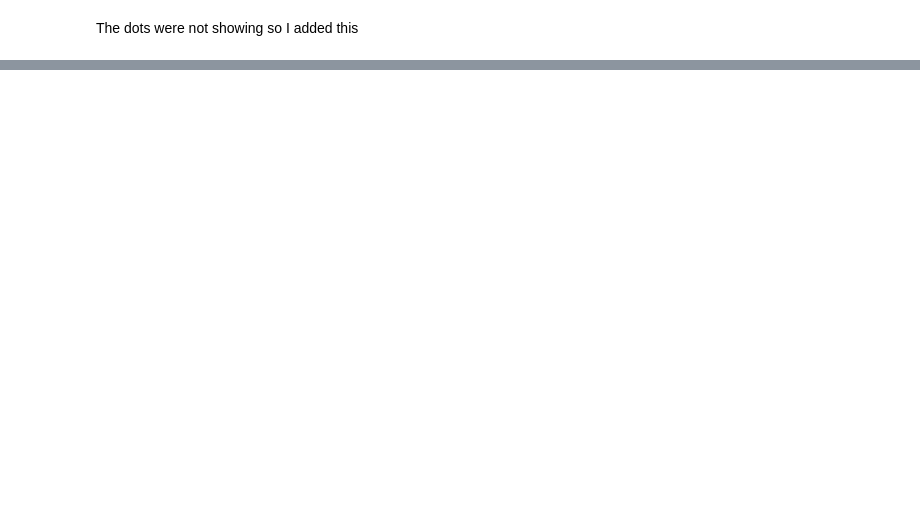
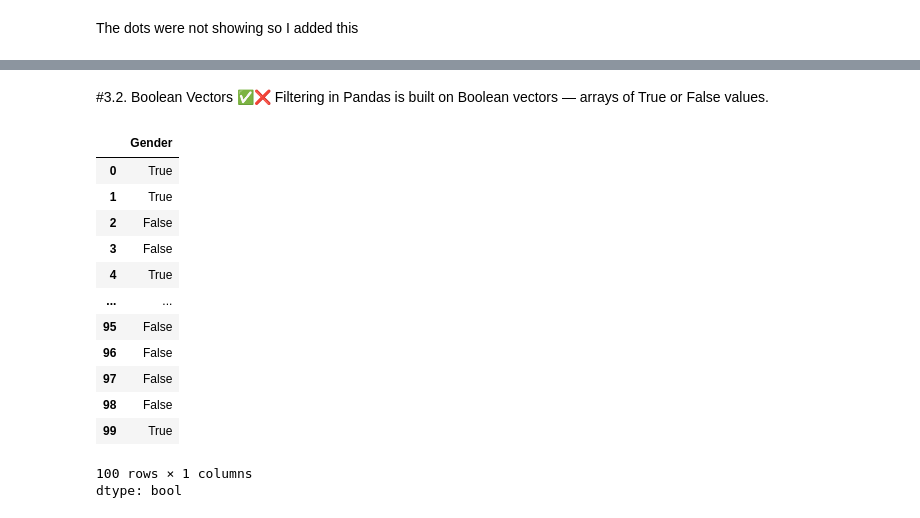
Before and after one commit to Aishaamalik/Data-Analysis-Intern, a Jupyter notebook: week_0.ipynb, the cells around one changed output, grey strips where cells are left out. Cells and saved outputs as stored; diff of their text form; code cells hidden in the pictures; blank space fills up the shorter version.

```diff
--- a/week_0.ipynb
+++ b/week_0.ipynb
@@ -426,0 +459,24 @@ plt.title("Salary Distribution with Individual Data Points");
+# %%
+import pandas as pd
+bank = pd.read_csv('Data/Bank.csv')
+# %% [markdown]
+#3.2. Boolean Vectors ✅❌
+Filtering in Pandas is built on Boolean vectors — arrays of True or False values.
+# %%
+# Generate a Boolean vector where Gender is 'Female'
+bank['Gender'] == 'Female'
+# %% [output]
+|  | Gender |
+| 0 | True |
+| 1 | True |
+| 2 | False |
+| 3 | False |
+| 4 | True |
+| ... | ... |
+| 95 | False |
+| 96 | False |
+| 97 | False |
+| 98 | False |
+| 99 | True |
+100 rows × 1 columns
+dtype: bool
```
Also changed, not shown: parts of 40 cells of this notebook.
